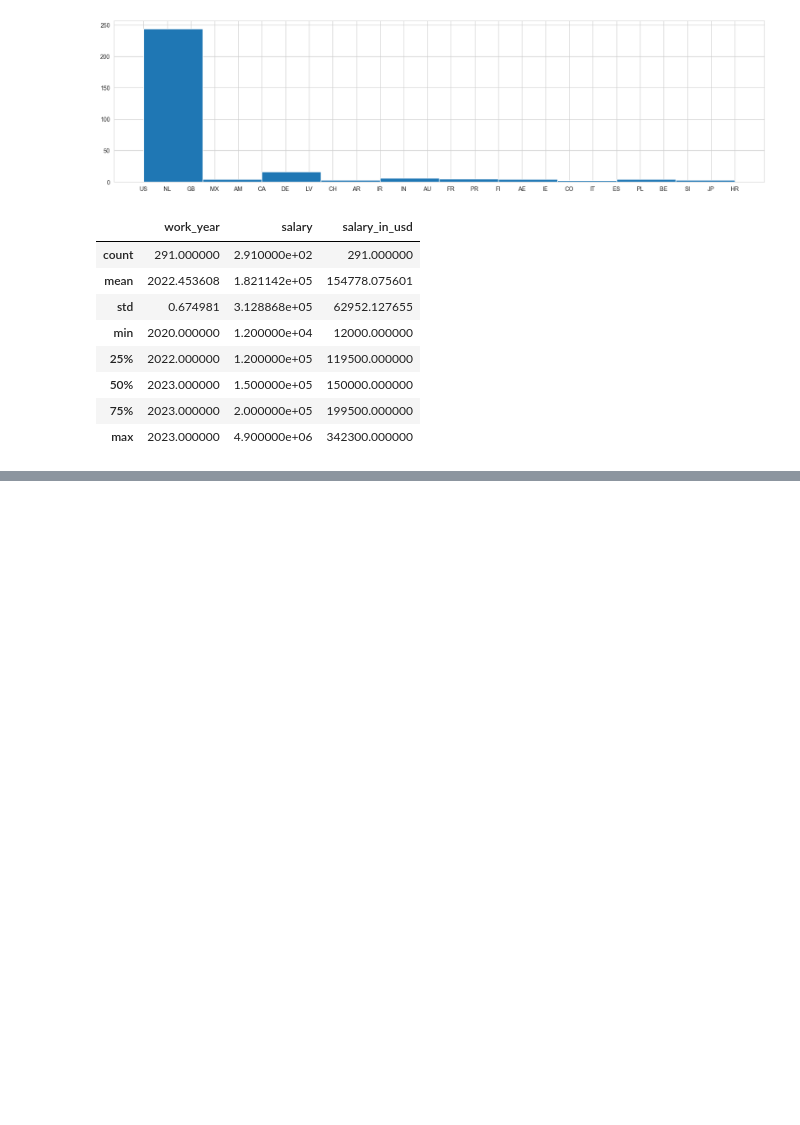
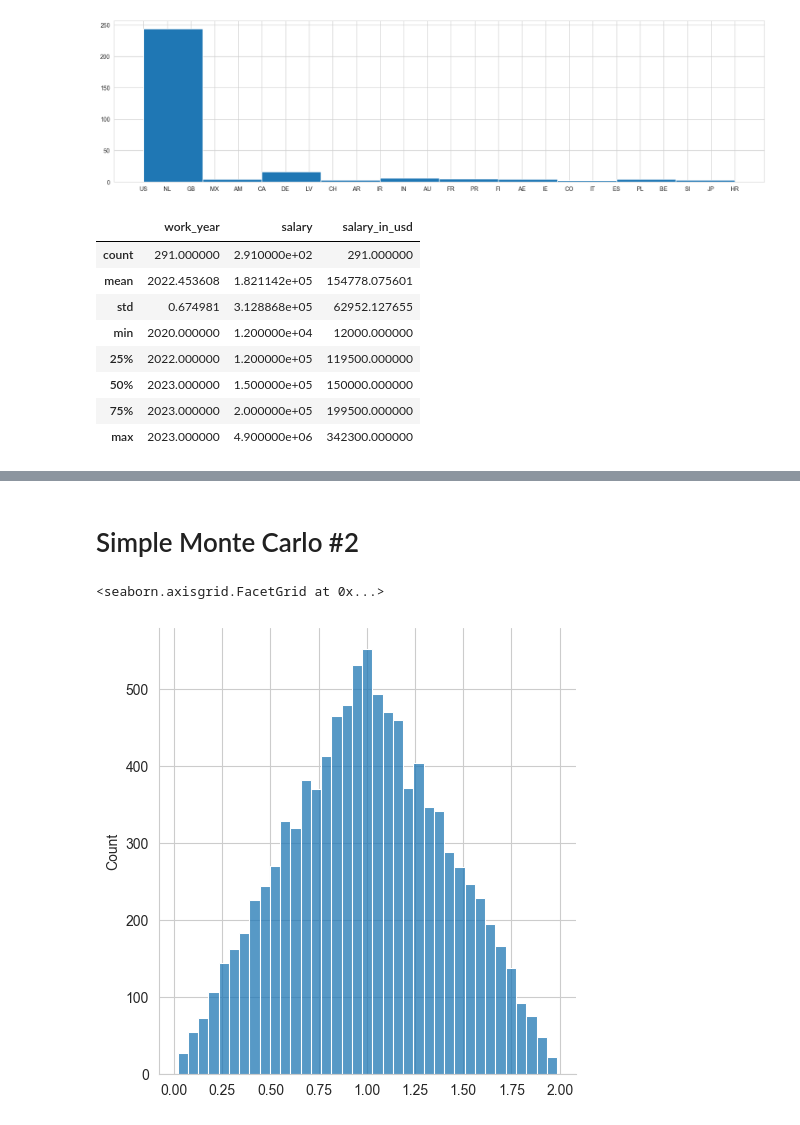
Before and after one commit to yvoievid/intro-to-data-science, a Jupyter notebook: Monte_Carlo_Simulation.ipynb, the cells around one changed output, grey strips where cells are left out. Saved outputs shown, nothing was run; the diff lists cells and outputs as text; code cells hidden in the pictures; blank space fills up the shorter version.

Commit message:
One more simple monte carlo simulation

```diff
--- a/Monte_Carlo_Simulation.ipynb
+++ b/Monte_Carlo_Simulation.ipynb
@@ -188,0 +189,11 @@ plt.boxplot(result_df['Salaries'] )
+# %% [markdown]
+# Simple Monte Carlo #2
+# %%
+np.random.seed(42)
+x = np.random.uniform(0, 1, 10000)
+y = np.random.uniform(0, 1, 10000)
+z = x + y
+sns.displot(z)
+# %% [output]
+<seaborn.axisgrid.FacetGrid at 0x...>
+[figure, added]
```
Also changed, not shown: parts of 5 cells of this notebook, 1 other file.
